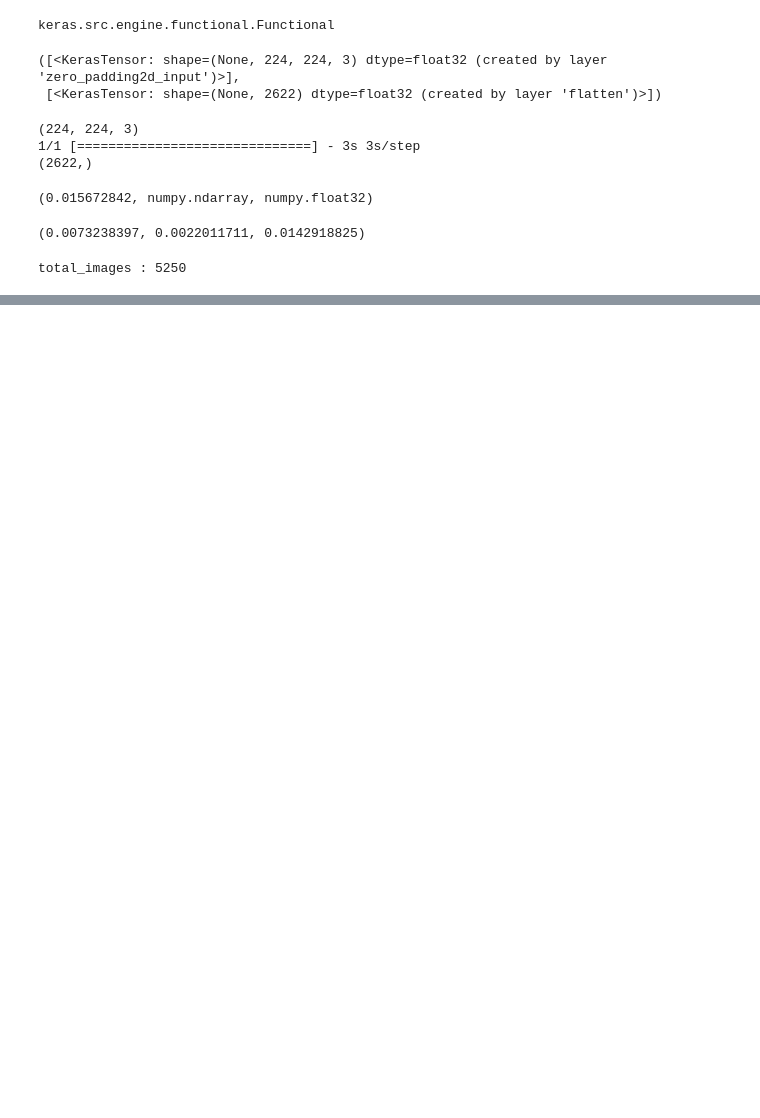
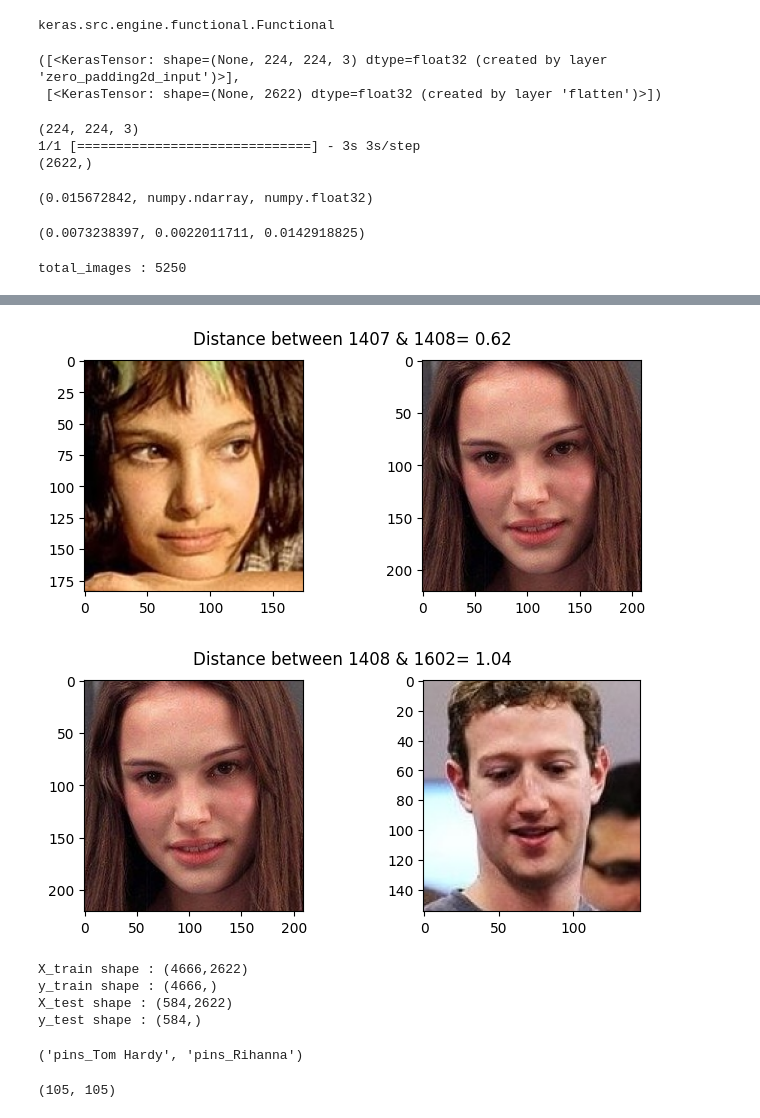
Before and after one commit to Dhruv-Limbani/Image-Similarity-Model, a Jupyter notebook: Face_Image_Similarity_Model_final_working.ipynb, the cells around one changed output, grey strips where cells are left out. Cells and saved outputs as stored; diff of their text form; code cells hidden in the pictures; blank space fills up the shorter version.

```diff
--- a/Face_Image_Similarity_Model_final_working.ipynb
+++ b/Face_Image_Similarity_Model_final_working.ipynb
@@ -252,0 +250,6 @@ array([ 0.00609213,  0.0066778 ,  0.01688961, ..., -0.02192893,
+# %%
+show_pair(1407, 1408)
+show_pair(1408, 1602)
+# %% [output]
+[figure, added]
+[figure, added]
@@ -252,0 +272,18 @@ array([ 0.00609213,  0.0066778 ,  0.01688961, ..., -0.02192893,
+# %%
+print('X_train shape : ({0},{1})'.format(X_train.shape[0], X_train.shape[1]))
+print('y_train shape : ({0},)'.format(y_train.shape[0]))
+print('X_test shape : ({0},{1})'.format(X_test.shape[0], X_test.shape[1]))
+print('y_test shape : ({0},)'.format(y_test.shape[0]))
+# %% [output]
+X_train shape : (4666,2622)
+y_train shape : (4666,)
+X_test shape : (584,2622)
+y_test shape : (584,)
+# %%
+y_test[0], y_train[988]
+# %% [output]
+('pins_Tom Hardy', 'pins_Rihanna')
+# %%
+len(np.unique(y_test)), len(np.unique(y_train))
+# %% [output]
+(105, 105)
```
Also changed, not shown: parts of 34 cells of this notebook.
